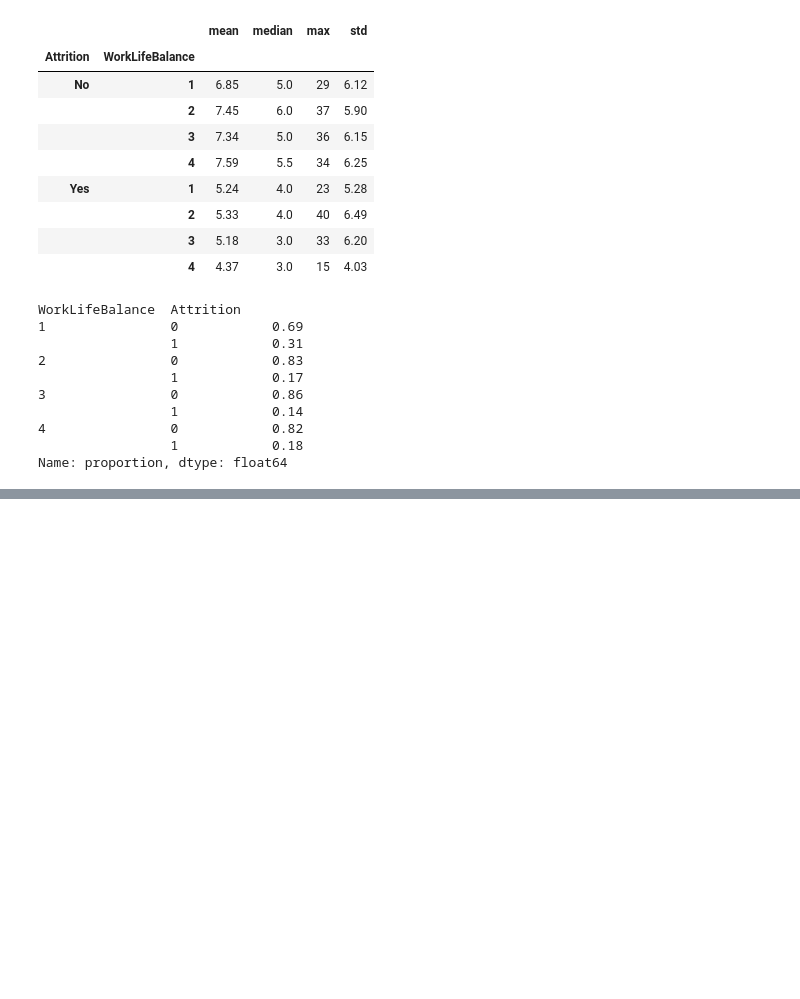
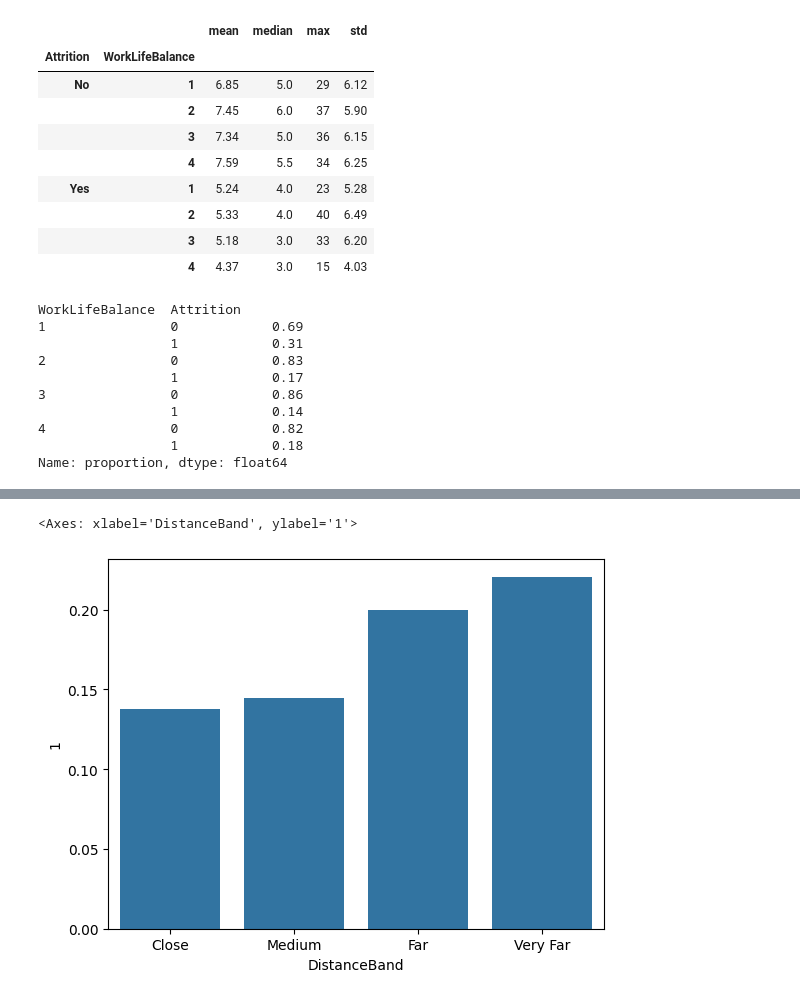
Before and after one commit to ismail-sha/Employee-Resignation-Prediction, a Jupyter notebook: resig_pred.ipynb, the cells around one changed output, grey strips where cells are left out. Cells and saved outputs as stored; diff of their text form; code cells hidden in the pictures; blank space fills up the shorter version.

```diff
--- a/resig_pred.ipynb
+++ b/resig_pred.ipynb
@@ -155,0 +168,9 @@ Name: proportion, dtype: float64
+# %%
+df['DistanceBand'] = pd.cut(df['DistanceFromHome'],bins=[0,5,10,20,30],labels=['Close','Medium','Far','Very Far'])
+# %%
+band_rate = (df.groupby('DistanceBand')['Attrition'].value_counts(normalize=True).unstack()[1].reset_index())
+
+sns.barplot(data=band_rate, x='DistanceBand', y=1)
+# %% [output]
+<Axes: xlabel='DistanceBand', ylabel='1'>
+[figure, added]
```
Also changed, not shown: parts of 1 cell of this notebook.
